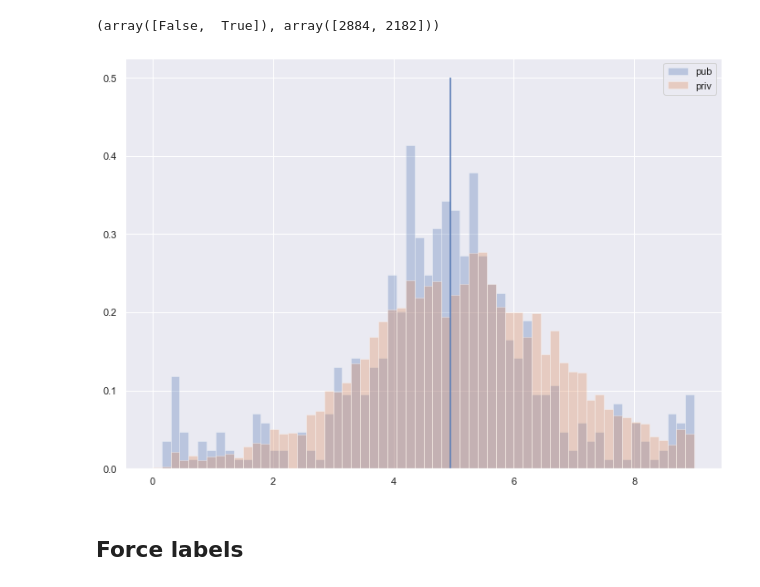
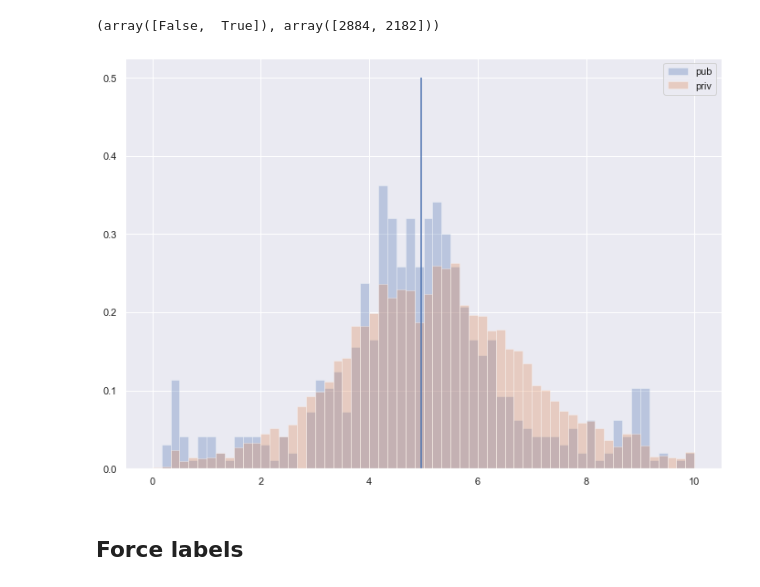
Before and after one commit to depot-hep/idao-2021, a Jupyter notebook: data_studies/pipeline_Oleg.ipynb, the cells around one changed output. Cells and saved outputs as stored; diff of their text form; code cells hidden in the pictures.

```diff
--- a/data_studies/pipeline_Oleg.ipynb
+++ b/data_studies/pipeline_Oleg.ipynb
@@ -339,13 +345,13 @@ np.unique(private_LOW_pred_classes, return_counts=True)
 # %% [output]
 (array([False,  True]), array([2884, 2182]))
 # %%
-plt.hist(df_public_LOW[LOW_discriminator], density=True, range=(0, 9), bins=60, label='pub', alpha=0.3)
-plt.hist(df_private_LOW[LOW_discriminator], density=True, range=(0, 9), bins=60, label='priv', alpha=0.3)
+plt.hist(df_public_LOW[LOW_discriminator], density=True, range=(0, 10), bins=60, label='pub', alpha=0.3)
+plt.hist(df_private_LOW[LOW_discriminator], density=True, range=(0, 10), bins=60, label='priv', alpha=0.3)
 plt.vlines(LOW_clf_thr, 0, 0.5)
 plt.legend()
 plt.show()
 # %% [output]
-[figure, old version]
+[figure, new version]
 # %% [markdown]
 ## Force labels
 # %% [markdown]
```
Also changed, not shown: parts of 25 cells of this notebook.
